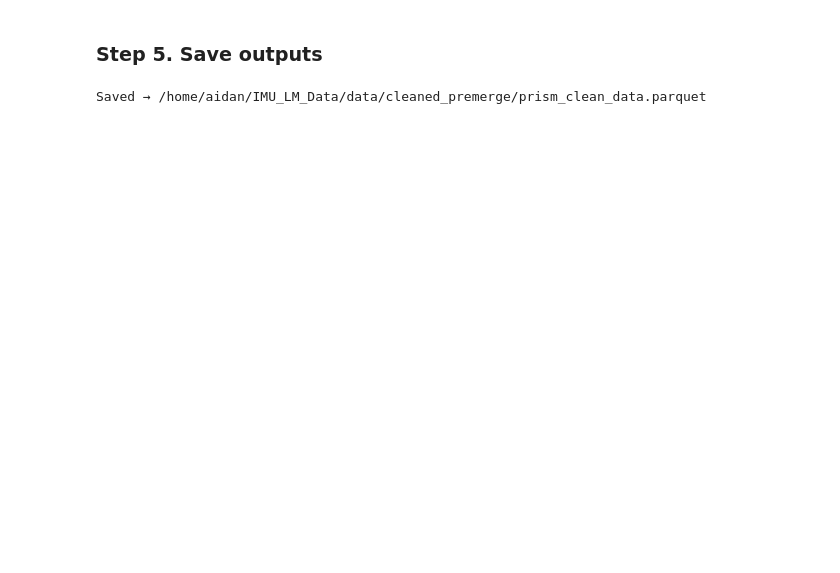
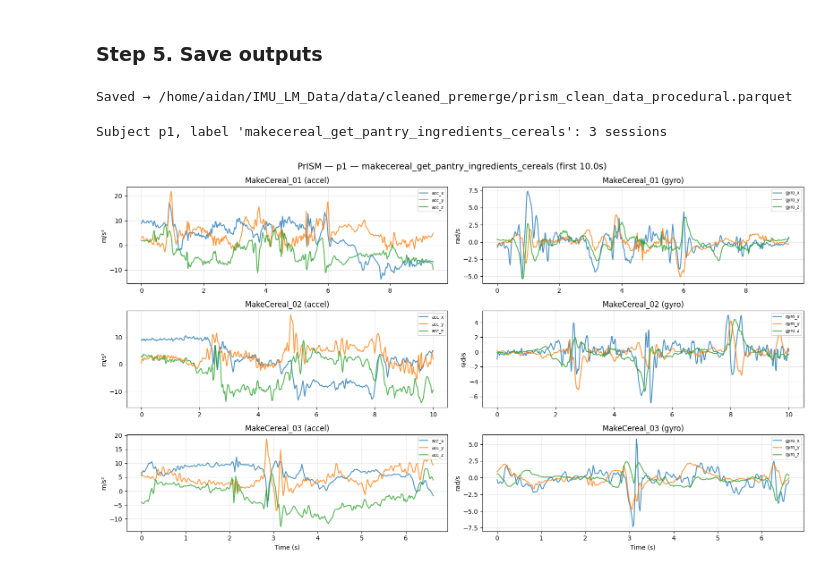
Before and after one commit to adrienlabayle/IMU_LM_Data, a Jupyter notebook: Individual_dataloaders/PrISM/load_and_preprocess.ipynb, the cells around one changed output. Cells and saved outputs as stored; diff of their text form; code cells hidden in the pictures; blank space fills up the shorter version.

```diff
--- a/Individual_dataloaders/PrISM/load_and_preprocess.ipynb
+++ b/Individual_dataloaders/PrISM/load_and_preprocess.ipynb
@@ -313,9 +351,71 @@ Name: count, dtype: Int64
 # ============================
 # STEP 5 — Save
 # ============================
-out_path = CLEANED / "prism_clean_data.parquet"
+out_path = CLEANED / "prism_clean_data_procedural.parquet"
 out_path.parent.mkdir(parents=True, exist_ok=True)
 prism_df.to_parquet(out_path, index=False)
 print("Saved →", out_path)
 # %% [output]
-Saved → /home/aidan/IMU_LM_Data/data/cleaned_premerge/prism_clean_data.parquet
+Saved → /home/aidan/IMU_LM_Data/data/cleaned_premerge/prism_clean_data_procedural.parquet
+# %%
+# ============================
+# SCRATCH — Quick plot: pick a subject + activity label
+# ============================
+import matplotlib.pyplot as plt
+
+# ---- CONFIG: change these ----
+PLOT_SUBJECT  = "p1"
+PLOT_LABEL    = "makecereal_get_pantry_ingredients_cereals"   # dataset_activity_label (canonicalized)
+MAX_SECONDS   = 10.0
+# ------------------------------
+
+MAX_NS = int(MAX_SECONDS * 1e9)
+
+sub = prism_df[
+    (prism_df["subject_id"] == PLOT_SUBJECT) &
+    (prism_df["dataset_activity_label"] == PLOT_LABEL)
+].copy()
+
+sessions = sub["session_id"].unique()
+print(f"Subject {PLOT_SUBJECT}, label '{PLOT_LABEL}': {len(sessions)} sessions")
+
+show = sessions[:6]
+if len(show) == 0:
+    print("No data found — check PLOT_SUBJECT / PLOT_LABEL")
+else:
+    fig, axes = plt.subplots(len(show), 2, figsize=(16, 3 * len(show)), sharex=False)
+    if len(show) == 1:
+        axes = axes[np.newaxis, :]
+
+    for i, sess in enumerate(show):
+        chunk = sub[sub["session_id"] == sess]
+        t0 = chunk["timestamp_ns"].iloc[0]
+        chunk = chunk[(chunk["timestamp_ns"] - t0) <= MAX_NS]
+        t_s = (chunk["timestamp_ns"].to_numpy() - t0) / 1e9
+
+        ax = axes[i, 0]
+        ax.plot(t_s, chunk["acc_x"], label="acc_x", alpha=0.8)
+        ax.plot(t_s, chunk["acc_y"], label="acc_y", alpha=0.8)
+        ax.plot(t_s, chunk["acc_z"], label="acc_z", alpha=0.8)
+        ax.set_ylabel("m/s²")
+        ax.set_title(f"{sess} (accel)")
+        ax.legend(loc="upper right", fontsize=7)
+        ax.grid(True, alpha=0.3)
+
+        ax = axes[i, 1]
+        ax.plot(t_s, chunk["gyro_x"], label="gyro_x", alpha=0.8)
+        ax.plot(t_s, chunk["gyro_y"], label="gyro_y", alpha=0.8)
+        ax.plot(t_s, chunk["gyro_z"], label="gyro_z", alpha=0.8)
+        ax.set_ylabel("rad/s")
+        ax.set_title(f"{sess} (gyro)")
+        ax.legend(loc="upper right", fontsize=7)
+        ax.grid(True, alpha=0.3)
+
+    axes[-1, 0].set_xlabel("Time (s)")
+    axes[-1, 1].set_xlabel("Time (s)")
+    fig.suptitle(f"PrISM — {PLOT_SUBJECT} — {PLOT_LABEL} (first {MAX_SECONDS}s)", fontsize=14)
+    fig.tight_layout()
+    plt.show()
+# %% [output]
+Subject p1, label 'makecereal_get_pantry_ingredients_cereals': 3 sessions
+[figure, added]
```
Also changed, not shown: parts of 4 cells of this notebook, 3 other files.
